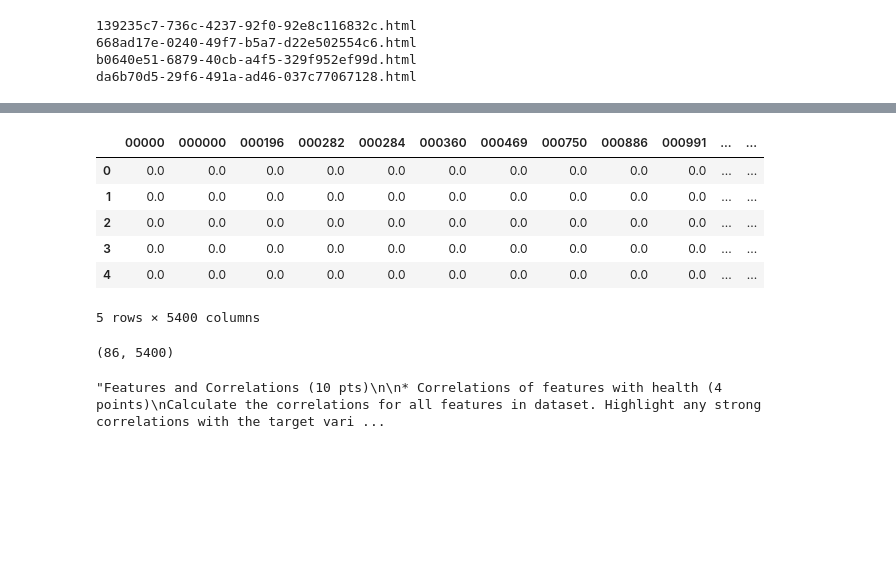
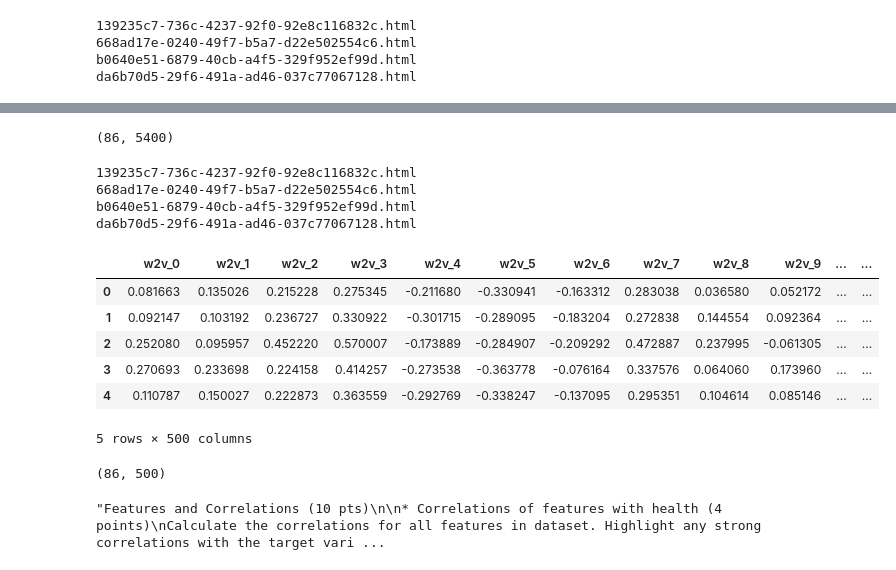
Before and after one commit to salihnuman/CS412_Project, a Jupyter notebook: hw_score_predict.ipynb, the cells around one changed output, grey strips where cells are left out. Saved outputs shown, nothing was run; the diff lists cells and outputs as text; code cells hidden in the pictures; blank space fills up the shorter version.

```diff
--- a/hw_score_predict.ipynb
+++ b/hw_score_predict.ipynb
@@ -170,0 +173,6 @@ vectorizer = vectorizer.fit(prompts + questions)
+# %%
+# Bag of Words Approach
+
+from sklearn.feature_extraction.text import CountVectorizer
+vectorizer_BoW = CountVectorizer()
+vectorizer_BoW = vectorizer_BoW.fit(prompts + questions)
@@ -182,4 +243,6 @@ questions_TF_IDF.head()
 # %%
+# TF-IDF Approach
+
 code2prompts_tf_idf = dict()
 for code, user_prompts in code2prompts.items():
     # code = "0031c86e-81f4-4eef-9e0e-28037abf9883", user_prompts = [prompt1, prompt2, ...]
@@ -187,7 +250,7 @@ for code, user_prompts in code2prompts.items():
         # some files have issues
         print(code+".html")
         continue
-    prompts_TF_IDF = pd.DataFrame(vectorizer.transform(user_prompts).toarray(), columns=vectorizer.get_feature_names_out())
+    prompts_TF_IDF = pd.DataFrame(vectorizer_tf_idf.transform(user_prompts).toarray(), columns=vectorizer_tf_idf.get_feature_names_out())
     code2prompts_tf_idf[code] = prompts_TF_IDF
 # %% [output]
 139235c7-736c-4237-92f0-92e8c116832c.html
@@ -196,0 +278,12 @@ da6b70d5-29f6-491a-ad46-037c77067128.html
+# %%
+# Bag of Words Approach
+
+code2prompts_BoW = dict()
+for code, user_prompts in code2prompts.items():
+    # code = "0031c86e-81f4-4eef-9e0e-28037abf9883", user_prompts = [prompt1, prompt2, ...]
+    if len(user_prompts) == 0:
+        # some files have issues
+        print(code+".html")
+        continue
+    prompts_BoW = pd.DataFrame(vectorizer_BoW.transform(user_prompts).toarray(), columns=vectorizer_BoW.get_feature_names_out())
+    code2prompts_BoW[code] = prompts_BoW
@@ -197,15 +307,43 @@ da6b70d5-29f6-491a-ad46-037c77067128.html
+# %%
+# Bag of Words Approach
+
+code2prompts_BoW["089eb66d-4c3a-4f58-b98f-a3774a2efb34"].shape
+# %% [output]
+(86, 5400)
+# %%
+# Word2Vec Approach
+
+code2prompts_w2v = dict()
+
+for code, user_prompts in code2prompts.items():
+    if len(user_prompts) == 0:
+        # some files have issues
+        print(code+".html")
+        continue
+
+    prompts_Word2Vec = pd.DataFrame([vectorize(sentence.split(), w2v_model) for sentence in user_prompts], columns=[f'w2v_{i}' for i in range(vector_size)])
+    code2prompts_w2v[code] = prompts_Word2Vec
+# %% [output]
+139235c7-736c-4237-92f0-92e8c116832c.html
+668ad17e-0240-49f7-b5a7-d22e502554c6.html
+b0640e51-6879-40cb-a4f5-329f952ef99d.html
+da6b70d5-29f6-491a-ad46-037c77067128.html
 # %%
-code2prompts_tf_idf["089eb66d-4c3a-4f58-b98f-a3774a2efb34"].head()
+# Word2Vec Approach
+
+code2prompts_w2v["089eb66d-4c3a-4f58-b98f-a3774a2efb34"].head()
 # %% [output]
-|  | 00000 | 000000 | 000196 | 000282 | 000284 | 000360 | 000469 | 000750 | 000886 | 000991 | ... | ... |
-| 0 | 0.0 | 0.0 | 0.0 | 0.0 | 0.0 | 0.0 | 0.0 | 0.0 | 0.0 | 0.0 | ... | ... |
-| 1 | 0.0 | 0.0 | 0.0 | 0.0 | 0.0 | 0.0 | 0.0 | 0.0 | 0.0 | 0.0 | ... | ... |
-| 2 | 0.0 | 0.0 | 0.0 | 0.0 | 0.0 | 0.0 | 0.0 | 0.0 | 0.0 | 0.0 | ... | ... |
-| 3 | 0.0 | 0.0 | 0.0 | 0.0 | 0.0 | 0.0 | 0.0 | 0.0 | 0.0 | 0.0 | ... | ... |
-| 4 | 0.0 | 0.0 | 0.0 | 0.0 | 0.0 | 0.0 | 0.0 | 0.0 | 0.0 | 0.0 | ... | ... |
+|  | w2v_0 | w2v_1 | w2v_2 | w2v_3 | w2v_4 | w2v_5 | w2v_6 | w2v_7 | w2v_8 | w2v_9 | ... | ... |
+| 0 | 0.081663 | 0.135026 | 0.215228 | 0.275345 | -0.211680 | -0.330941 | -0.163312 | 0.283038 | 0.036580 | 0.052172 | ... | ... |
+| 1 | 0.092147 | 0.103192 | 0.236727 | 0.330922 | -0.301715 | -0.289095 | -0.183204 | 0.272838 | 0.144554 | 0.092364 | ... | ... |
+| 2 | 0.252080 | 0.095957 | 0.452220 | 0.570007 | -0.173889 | -0.284907 | -0.209292 | 0.472887 | 0.237995 | -0.061305 | ... | ... |
+| 3 | 0.270693 | 0.233698 | 0.224158 | 0.414257 | -0.273538 | -0.363778 | -0.076164 | 0.337576 | 0.064060 | 0.173960 | ... | ... |
+| 4 | 0.110787 | 0.150027 | 0.222873 | 0.363559 | -0.292769 | -0.338247 | -0.137095 | 0.295351 | 0.104614 | 0.085146 | ... | ... |
-5 rows × 5400 columns
+5 rows × 500 columns
 # %%
-code2prompts_tf_idf["089eb66d-4c3a-4f58-b98f-a3774a2efb34"].shape
+# Word2Vec Approach
+
+code2prompts_w2v["089eb66d-4c3a-4f58-b98f-a3774a2efb34"].shape
 # %% [output]
-(86, 5400)
+(86, 500)
 # %%
```
Also changed, not shown: parts of 26 cells of this notebook.
